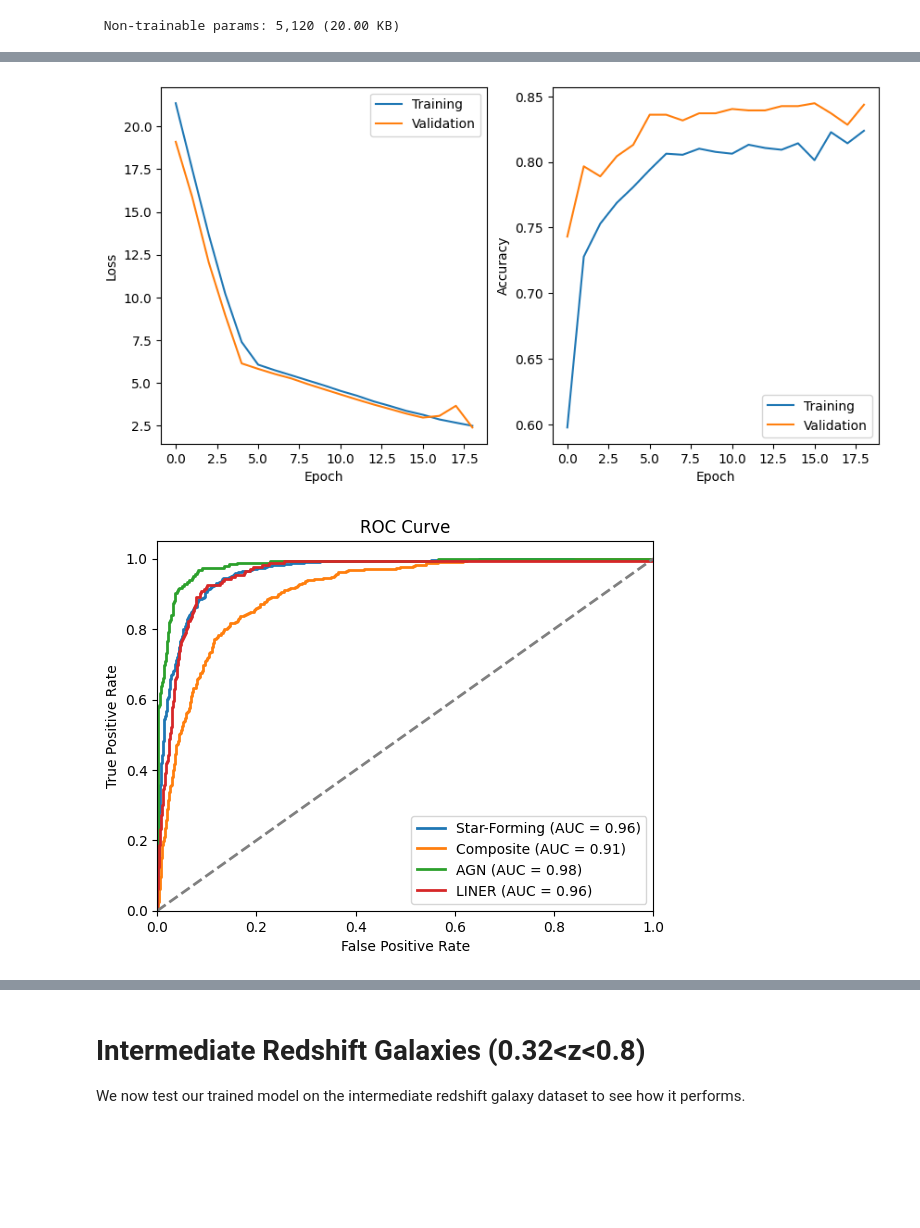
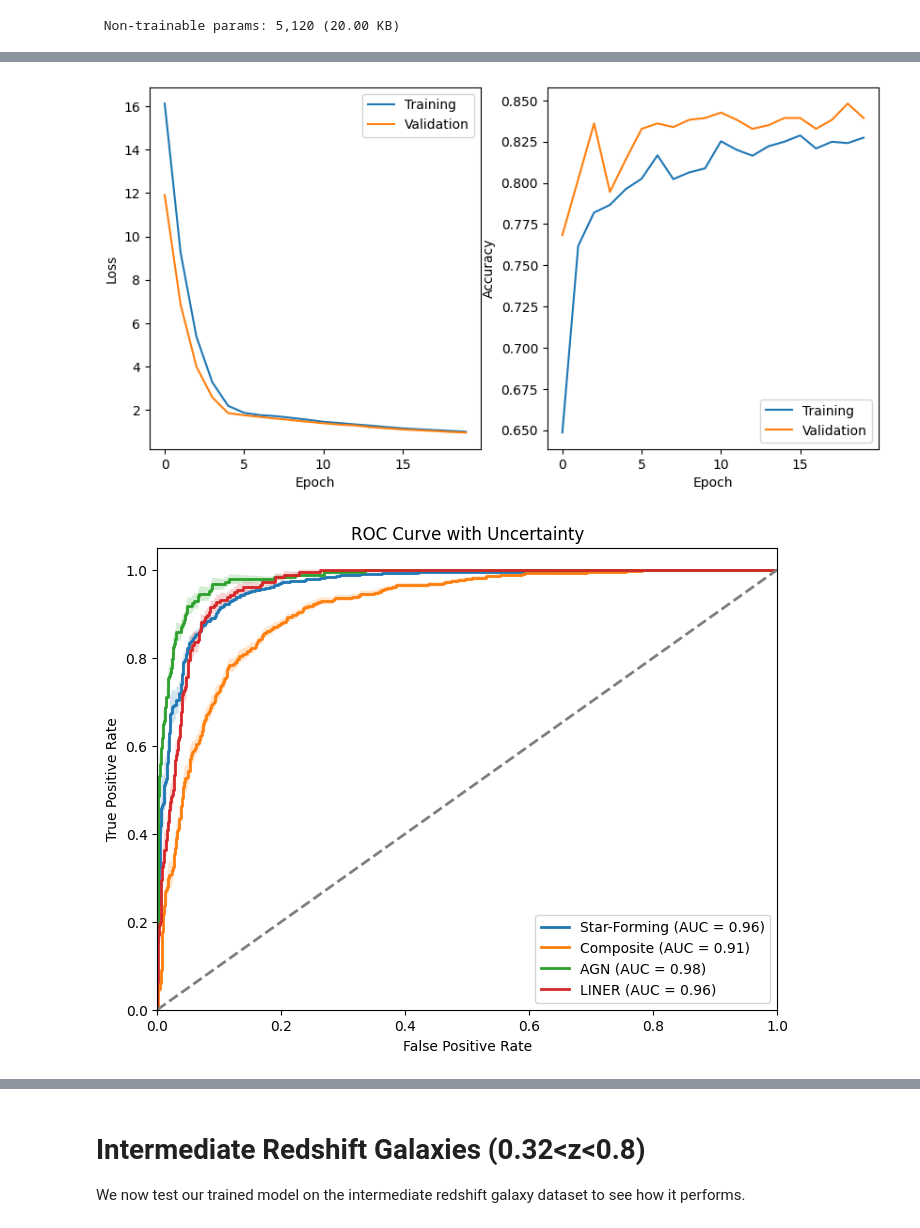
Before and after one commit to lorlo9999/DeepLearningProject, a Jupyter notebook: NeuralNetwork.ipynb, the cells around one changed output, grey strips where cells are left out. Cells and saved outputs as stored; diff of their text form; code cells hidden in the pictures; blank space fills up the shorter version.

Commit message:
Uncertainty in the NN with MC

```diff
--- a/NeuralNetwork.ipynb
+++ b/NeuralNetwork.ipynb
@@ -52,7 +52,7 @@ X_train_split = scaler.transform(X_train_split)
 X_val_split = scaler.transform(X_val_split)
 X_test = scaler.transform(X_test)
 
-p_dropout=0.4
+p_dropout=0.5
 
 keras.backend.clear_session()
 
@@ -87,6 +87,11 @@ fc5 = layers.Activation(activation="relu")(fc5)
 fc5 = layers.Dropout(p_dropout)(fc5)
 fc5 = layers.BatchNormalization(axis=-1)(fc5)
 
+fc6 = layers.Dense(512, name="fc6", kernel_regularizer=keras.regularizers.l2(0.01))(fc5)
+fc6 = layers.Activation(activation="relu")(fc6)
+fc6 = layers.Dropout(p_dropout)(fc6)
+fc6 = layers.BatchNormalization(axis=-1)(fc6)
+
 output = layers.Dense(5, activation='softmax')(fc5)
 
 model = models.Model(inputs=inputs, outputs=output)
@@ -122,7 +127,7 @@ import tensorflow as tf
 from tensorflow.keras import backend as ops
 
 def lr_schedule(epoch, lr):
-    return 0.0001 if epoch >= 5 else 0.001
+    return 0.00005 if epoch >= 5 else 0.001
 
 def split_output(y):
     """Returns prediction, uncertainty"""
@@ -131,16 +136,17 @@ def split_output(y):
 def categorical_crossentropy_with_uncertainty_loss(y_true, output):
     y_pred, log_sigma = split_output(output)
 
-    sigma = ops.exp(log_sigma)
+    sigma = ops.exp(2*log_sigma)
 
-    loss = tf.reduce_mean((tf.keras.losses.categorical_crossentropy(y_true, y_pred) / sigma) ** 2 + 2 * log_sigma, axis=-1)
+    loss = tf.keras.losses.categorical_crossentropy(y_true, y_pred)
+    weight = loss/sigma + log_sigma
 
-    return loss
+    return tf.reduce_mean(weight)
 
 
 lr_callback = LearningRateScheduler(lr_schedule)
 
 model.compile(optimizer=Adam(learning_rate=0.001), loss=categorical_crossentropy_with_uncertainty_loss, metrics=['accuracy'])
 
-model_history = model.fit(X_train_split, y_train_split, epochs=19, batch_size=16, verbose=1, shuffle=True, validation_data=(X_val_split, y_val_split),callbacks=[lr_callback])
+model_history = model.fit(X_train_split, y_train_split, epochs=20, batch_size=16, verbose=1, shuffle=True, validation_data=(X_val_split, y_val_split),callbacks=[lr_callback])
 # %% [output]
@@ -166,44 +172,72 @@ from plotting import plot_model_history
 
 plot_model_history(model_history)
 # %% [output]
-[figure, old version]
+[figure, new version]
 # %%
 pred = model.predict(X_test,verbose=0)
 pred, log_sigma = split_output(pred)
 sigma = ops.exp(log_sigma)
 # %%
+from sklearn.metrics import roc_curve, auc
 import matplotlib.pyplot as plt
-from sklearn.metrics import roc_curve, auc
+import numpy as np
+from scipy.interpolate import interp1d
 
-y_pred_prob = pred
+def monte_carlo_predictions(model, X, num_samples=50):
+    """
+    Performs Monte Carlo Dropout inference to estimate model uncertainty.
+    """
+    preds = np.array([model(X, training=True).numpy() for _ in range(num_samples)])
+    return preds
+
+num_mc_samples = 50
+mc_preds = monte_carlo_predictions(model, X_test, num_mc_samples)
+
+y_pred_prob = np.mean(mc_preds[:, :, :4], axis=0)
+y_pred_uncertainty = np.std(mc_preds[:, :, :4], axis=0)
 
 fpr = {}
 tpr = {}
 roc_auc = {}
+tpr_uncertainty = {}
 
 for i in range(4):
     fpr[i], tpr[i], _ = roc_curve(y_test[:, i], y_pred_prob[:, i])
     roc_auc[i] = auc(fpr[i], tpr[i])
 
-plt.figure()
+    tpr_samples = []
+    for j in range(num_mc_samples):
+        fpr_sample, tpr_sample, _ = roc_curve(y_test[:, i], mc_preds[j, :, i])
 
+        interp_func = interp1d(fpr_sample, tpr_sample, kind='linear', fill_value='extrapolate')
+        tpr_samples.append(interp_func(fpr[i]))
+
+    tpr_samples = np.array(tpr_samples)
+    tpr_uncertainty[i] = np.std(tpr_samples, axis=0)
+
+plt.figure(figsize=(8, 6))
 classes = ['Star-Forming', 'Composite', 'AGN', 'LINER']
 
 for i in range(4):
     plt.plot(fpr[i], tpr[i], lw=2, label=f'{classes[i]} (AUC = {roc_auc[i]:.2f})')
 
+    plt.fill_between(
+        fpr[i],
+        np.maximum(tpr[i] - tpr_uncertainty[i], 0),
+        np.minimum(tpr[i] + tpr_uncertainty[i], 1),
+        alpha=0.2
+    )
+
 plt.plot([0, 1], [0, 1], color='gray', lw=2, linestyle='--')
-
 plt.xlim([0.0, 1.0])
 plt.ylim([0.0, 1.05])
 plt.xlabel('False Positive Rate')
 plt.ylabel('True Positive Rate')
-plt.title('ROC Curve')
-
+plt.title('ROC Curve with Uncertainty')
 plt.legend(loc='lower right')
 plt.show()
 # %% [output]
-[figure, old version]
+[figure, new version]
 # %%
 from matplotlib.pyplot import figure, show
 
```
Also changed, not shown: parts of 3 cells of this notebook.
